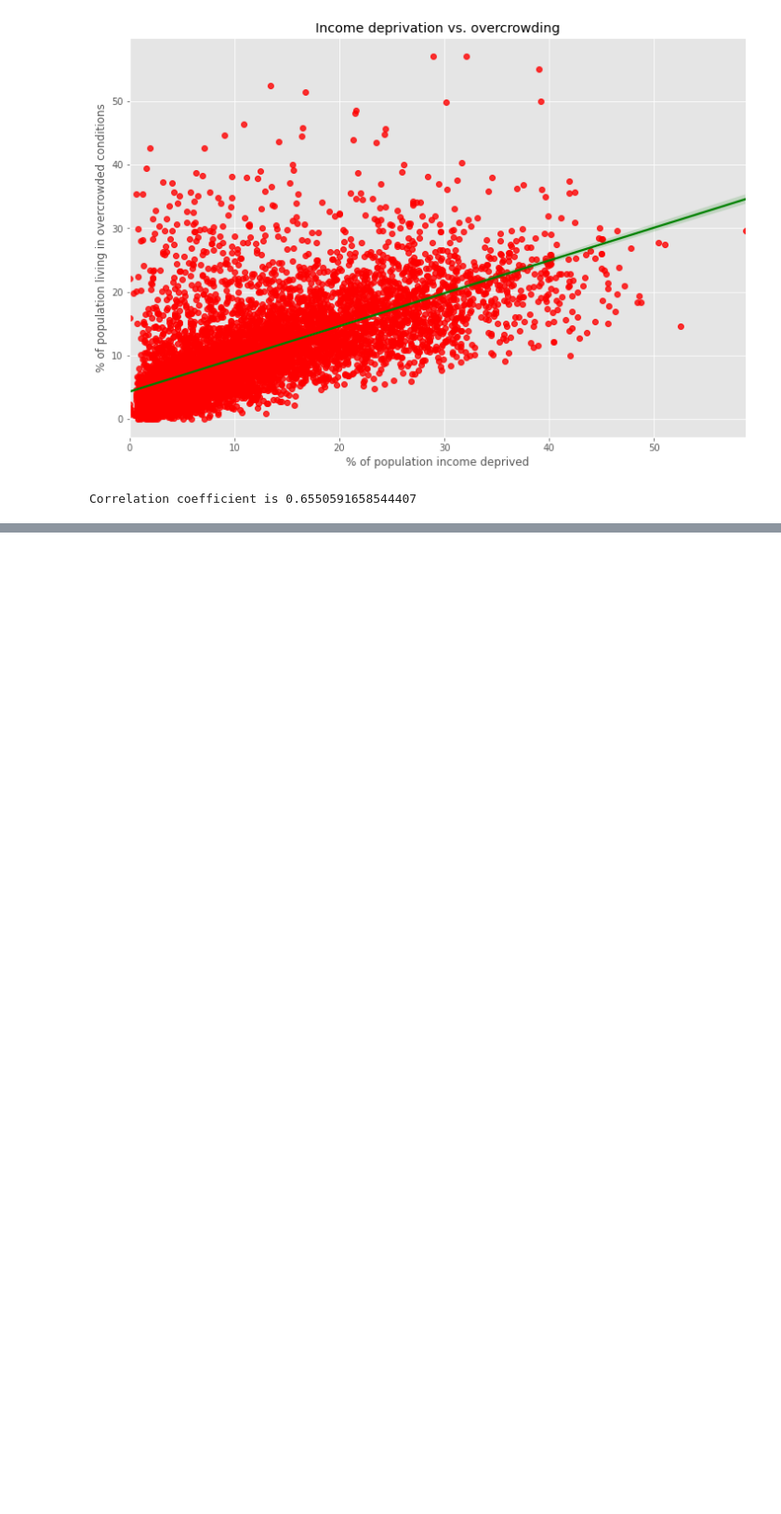
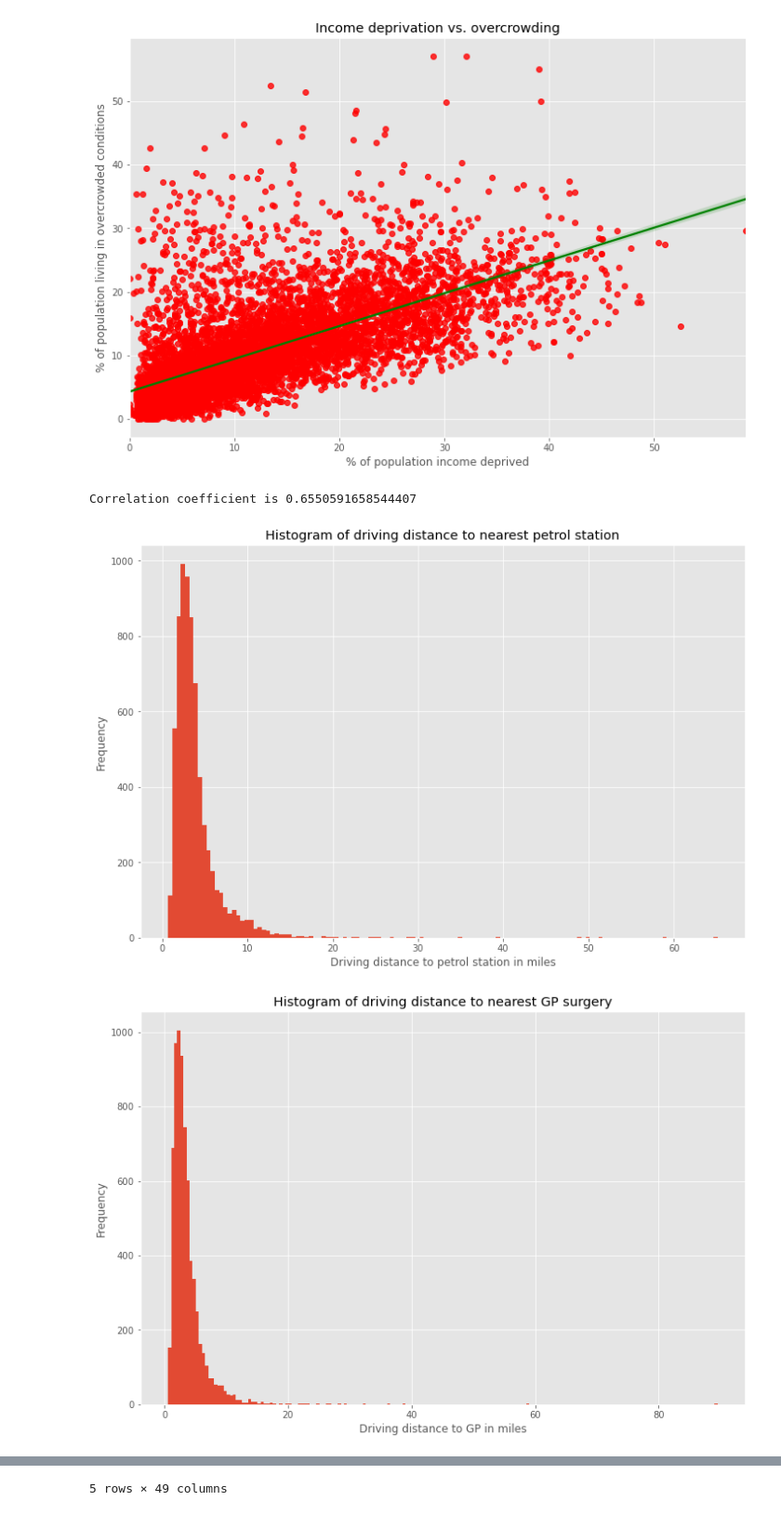
Before and after one commit to rclark89/Python-scripts, a Jupyter notebook: SIMD data exploration.ipynb, the cells around one changed output, grey strips where cells are left out. Shown: that part at 93% size. Drawn from its saved outputs; the diff is of its cells as text; code cells hidden in the pictures; blank space fills up the shorter version.

Commit message:
Update SIMD data exploration.ipynb
Updated charts and further analysis

```diff
--- a/SIMD data exploration.ipynb
+++ b/SIMD data exploration.ipynb
@@ -111,3 +111,35 @@ print (w + corrco)
 # %% [output]
 [figure]
 Correlation coefficient is 0.6550591658544407
+# %%
+#Use histograms to visually assess normality of data.
+
+w = 0.5
+plt.hist(x=df['drive_petrol'], bins=np.arange(min(df['drive_petrol']), max(df['drive_petrol']) + w, w))
+plt.xlabel('Driving distance to petrol station in miles')
+plt.ylabel('Frequency')
+plt.title('Histogram of driving distance to nearest petrol station')
+plt.show()
+
+plt.hist(x=df['drive_GP'], bins=np.arange(min(df['drive_GP']), max(df['drive_GP']) + w, w))
+plt.xlabel('Driving distance to GP in miles')
+plt.ylabel('Frequency')
+plt.title('Histogram of driving distance to nearest GP surgery')
+plt.show()
+
+plt.hist(x=df['drive_secondary'], alpha=0.5, bins=np.arange(min(df['drive_secondary']), max(df['drive_secondary']) + w, w), label = 'Secondary school')
+plt.hist(x=df['drive_primary'], alpha=0.5, bins=np.arange(min(df['drive_primary']), max(df['drive_primary']) + w, w), label = 'Primary school')
+plt.legend(loc='upper right')
+plt.xlabel('Driving distance to school in miles')
+plt.ylabel('Frequency')
+plt.title('Histograms of driving distance to nearest schools')
+#Distances over 60 miles typically represent island communities where secondary pupils commute by ferry and board, e.g. in Oban/Fort William.
+plt.xlim([0, 60])
+plt.show()
+
+df.head()
+
+#Data is non-parametric. Noticeably right skewed.
+# %% [output]
+[figure, added]
+[figure, added]
@@ -113,0 +153 @@ Correlation coefficient is 0.6550591658544407
+5 rows × 49 columns
```
Also changed, not shown: parts of 1 cell of this notebook.
